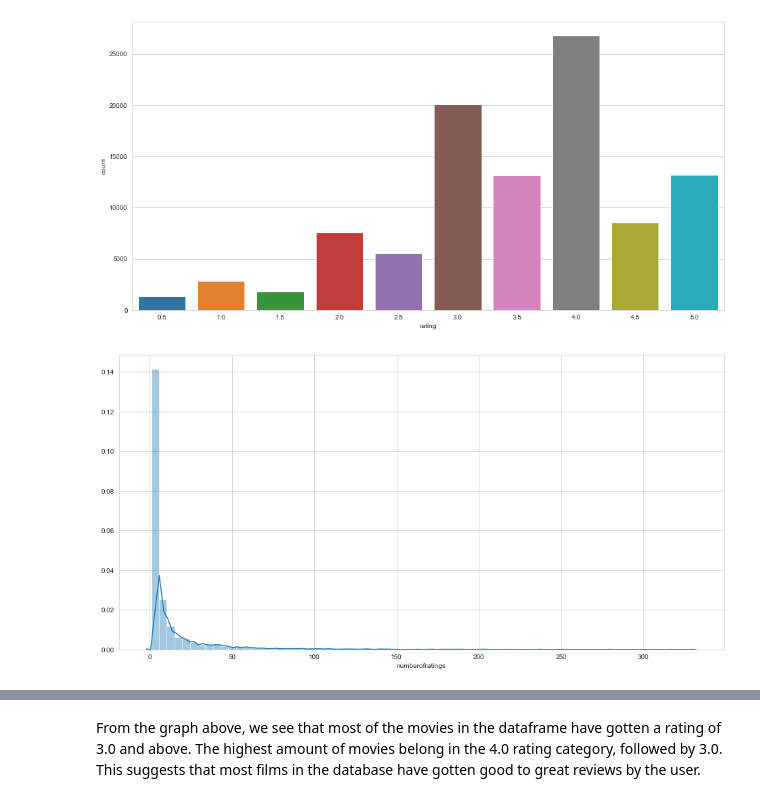
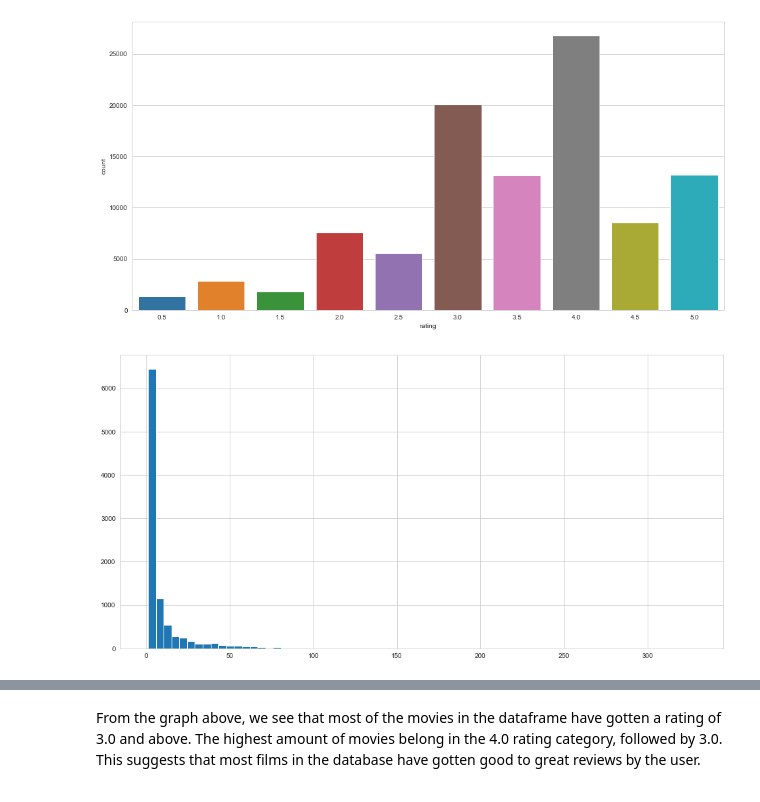
Before and after one commit to hosadman/movie-recommendation-system, a Jupyter notebook: Movie-Recommendation-System.ipynb, the cells around one changed output, grey strips where cells are left out. Saved outputs shown, nothing was run; the diff lists cells and outputs as text; code cells hidden in the pictures.

```diff
--- a/Movie-Recommendation-System.ipynb
+++ b/Movie-Recommendation-System.ipynb
@@ -63,8 +63,7 @@ plt.show()
 [figure]
 # %%
 plt.figure(figsize=(16,8))
-sns.distplot(ratingsdf['numberofratings'],bins=70)
-
+ratingsdf['numberofratings'].hist(bins=70)
 plt.show()
 # %% [output]
-[figure, old version]
+[figure, new version]
```
Also changed, not shown: parts of 8 cells of this notebook.
